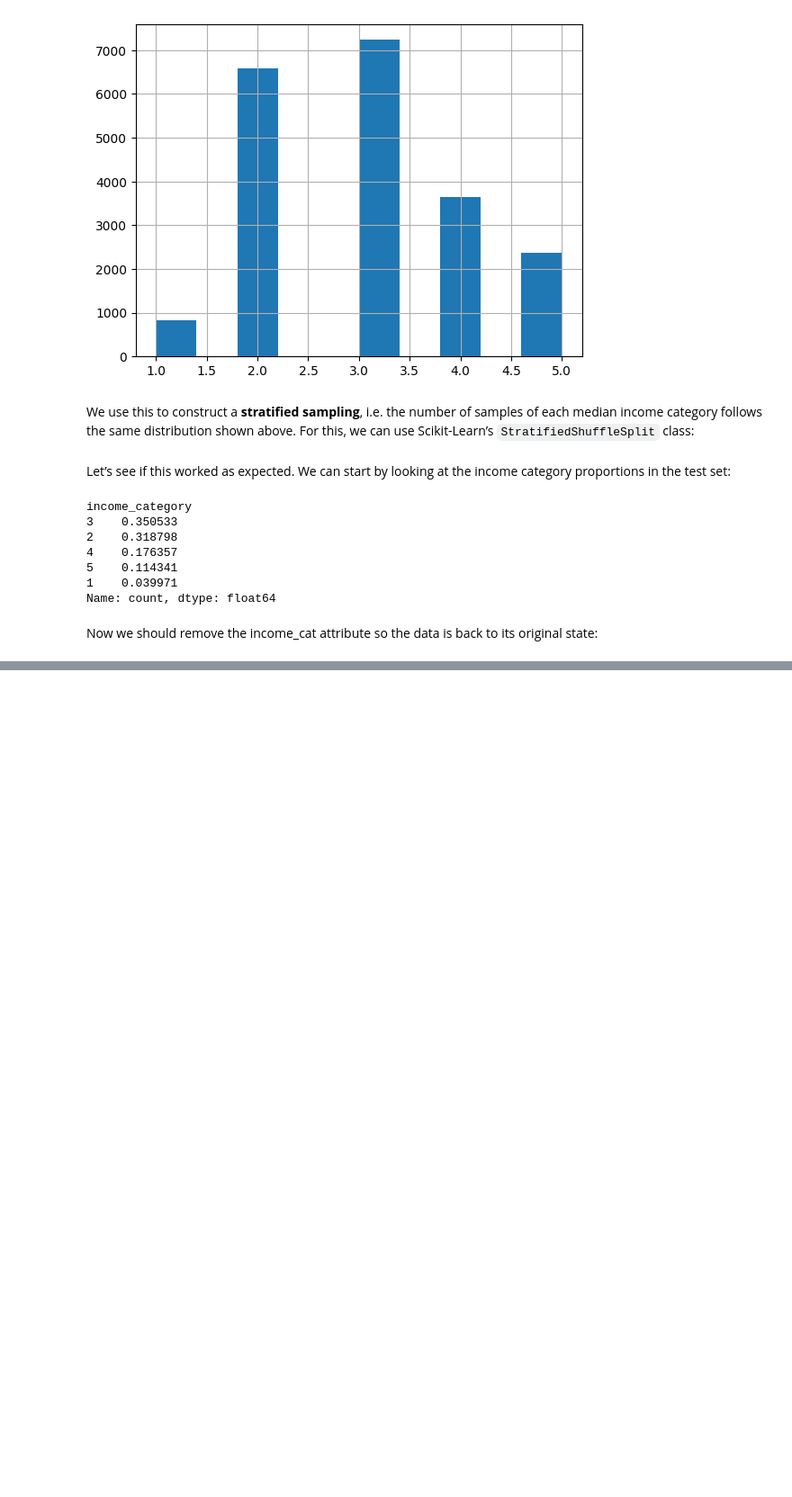
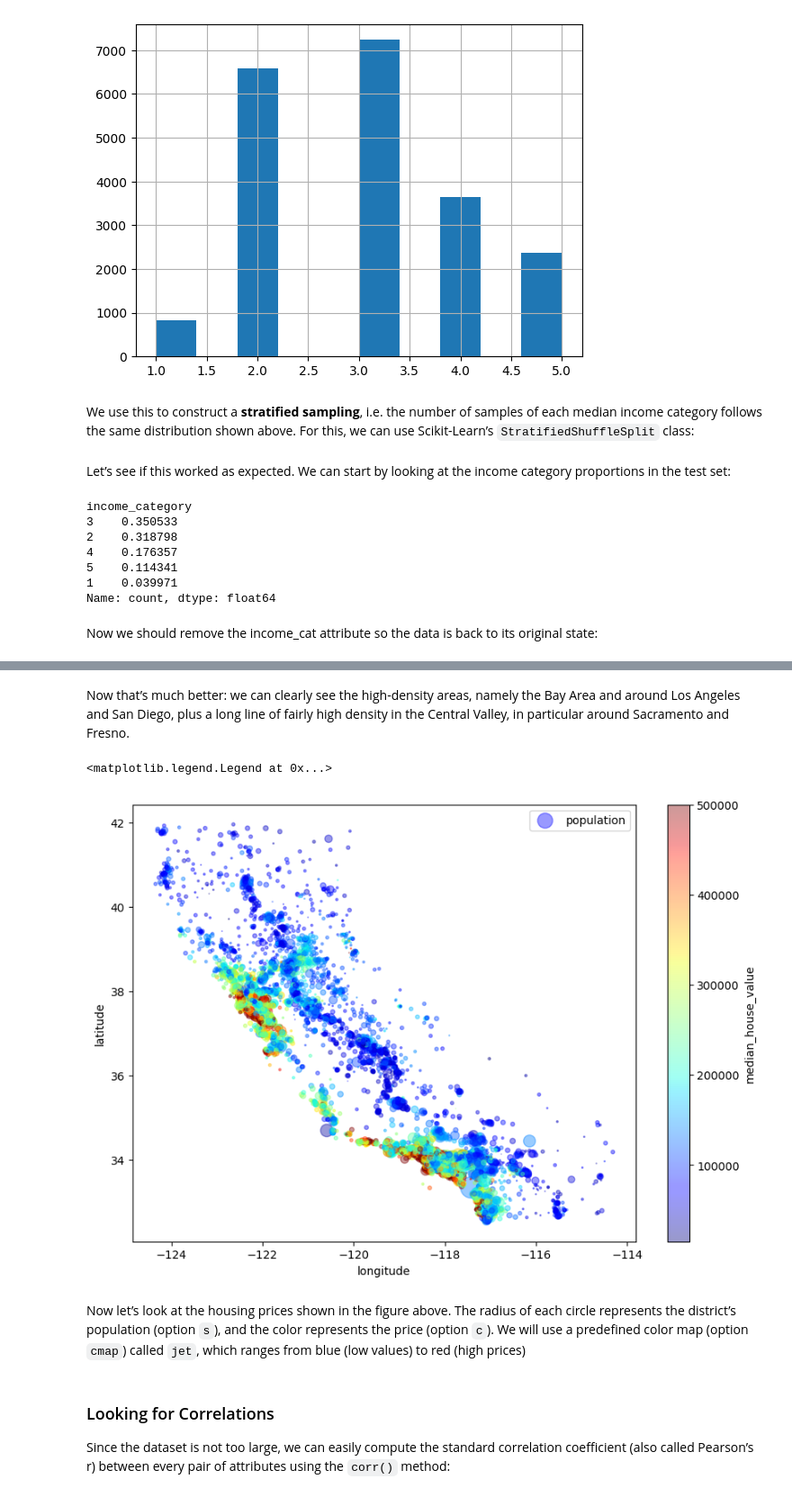
Before and after one commit to QubitPi/jupyter-notebooks, a Jupyter notebook: notebooks/Housing.ipynb, the cells around one changed output, grey strips where cells are left out. Shown at 90% size. Saved outputs shown, nothing was run; the diff lists cells and outputs as text; code cells hidden in the pictures; blank space fills up the shorter version.

```diff
--- a/notebooks/Housing.ipynb
+++ b/notebooks/Housing.ipynb
@@ -207,0 +225,25 @@ for set_ in (strat_train_set, strat_test_set):
+# %% [markdown]
+Now that’s much better: we can clearly see the high-density areas, namely the Bay Area and around Los Angeles and San Diego, plus a long line of fairly high density in the Central Valley, in particular around Sacramento and Fresno.
+# %%
+housing.plot(
+    kind="scatter",
+    x="longitude",
+    y="latitude",
+    alpha=0.4,
+    s=housing["population"]/100,
+    label="population",
+    figsize=(10,7),
+    c="median_house_value",
+    cmap=plt.get_cmap("jet"),
+    colorbar=True,
+)
+plt.legend()
+# %% [output]
+<matplotlib.legend.Legend at 0x...>
+[figure, added]
+# %% [markdown]
+Now let’s look at the housing prices shown in the figure above. The radius of each circle represents the district’s population (option `s`), and the color represents the price (option `c`). We will use a predefined color map (option `cmap`) called `jet`, which ranges from blue (low values) to red (high prices)
+# %% [markdown]
+### Looking for Correlations
+
+Since the dataset is not too large, we can easily compute the standard correlation coefficient (also called Pearson’s r) between every pair of attributes using the `corr()` method:
```
Also changed, not shown: parts of 14 cells of this notebook.
